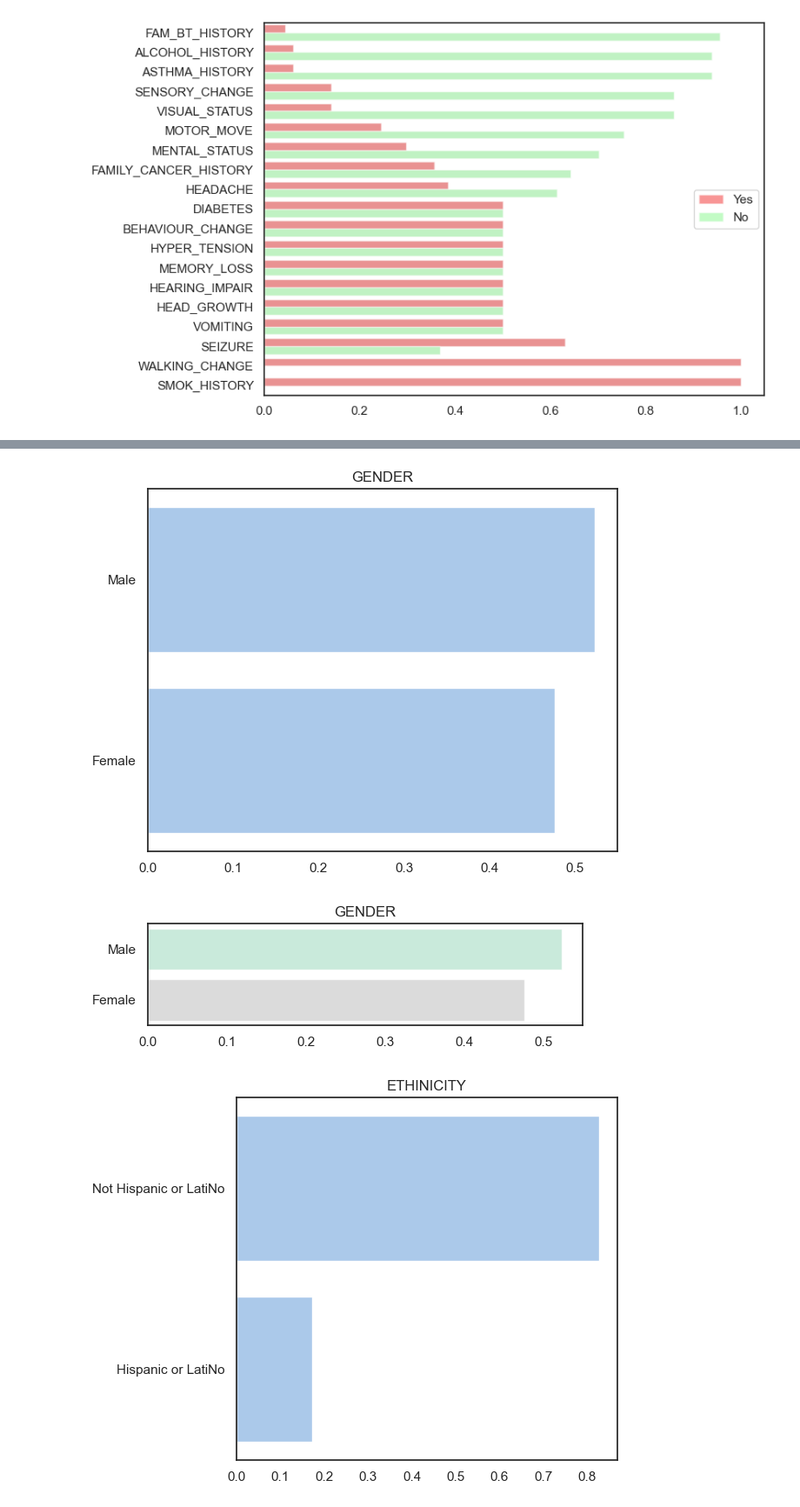
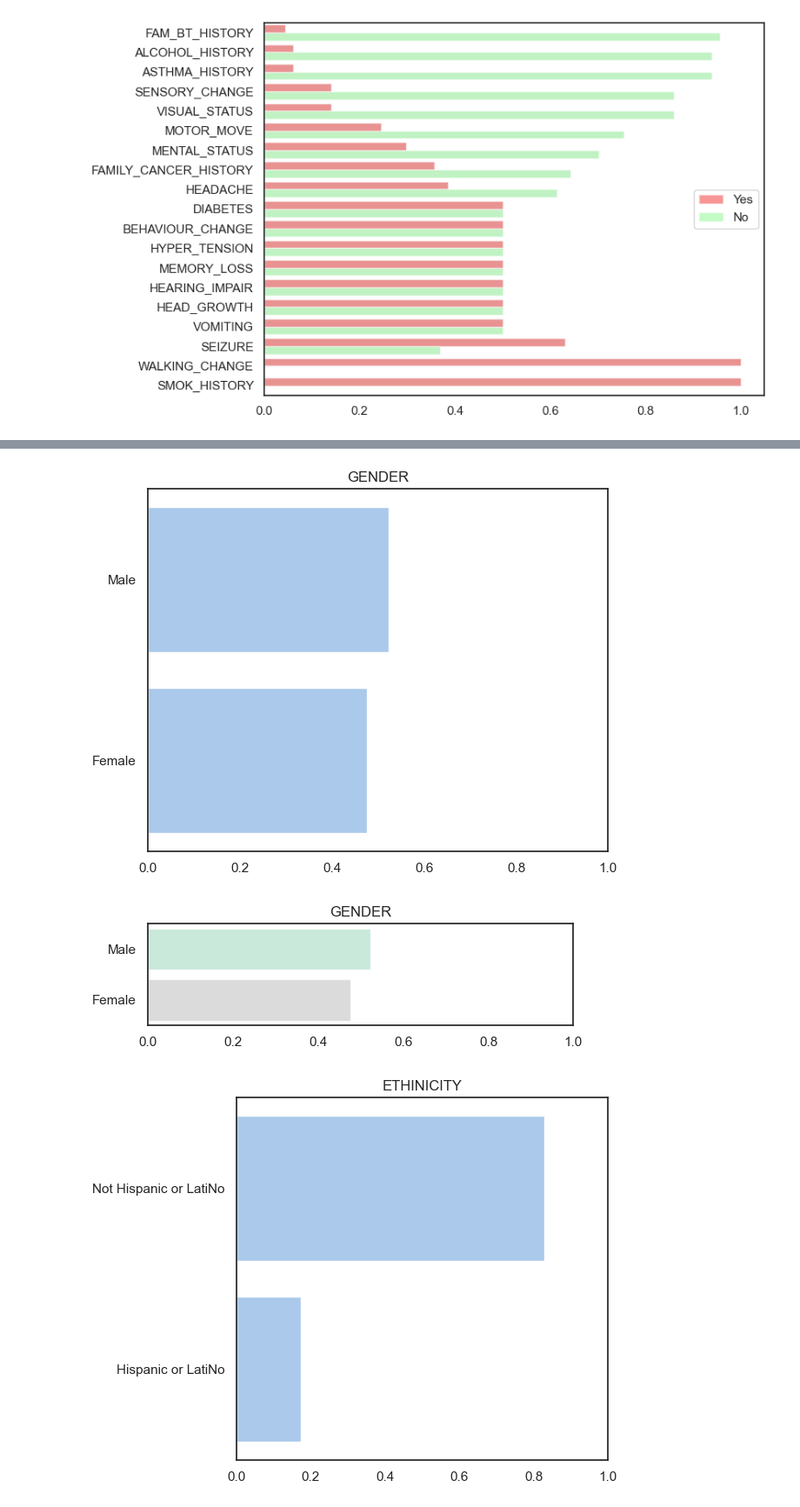
Before and after one commit to andreeriga/Scientific-Visualization-Magistrale, a Jupyter notebook: notebooks/brain.ipynb, the cells around one changed output, grey strips where cells are left out. Shown at 87% size. Cells and saved outputs as stored; diff of their text form; code cells hidden in the pictures.

Commit message:
Fixed graph range for brain tumor

```diff
--- a/notebooks/brain.ipynb
+++ b/notebooks/brain.ipynb
@@ -311,36 +312,38 @@ for col in df.columns:
     sns.barplot(x= serie.values, y= [x for x in list(serie.index)], orient='h', color="b")
     plt.xlabel('')
     plt.ylabel('')
+    plt.xlim(0, 1.0)
     plt.tight_layout()
     plt.title(col)
     plt.show()
 
     # Matplotlib equivalente al grafico seaborn precedente
     fig, ax = plt.subplots(figsize=(6, max(2, 0.35 * len(serie))))
     labels = list(serie.index)
     values = list(serie.values)
     y_pos = np.arange(len(labels))
 
     # palette pastel
     cmap = plt.get_cmap("Pastel2")
     colors = [cmap(i / max(1, len(labels) - 1)) for i in range(len(labels))]
 
     bars = ax.barh(y_pos, values, color=colors, alpha=0.7)
     ax.set_yticks(y_pos)
     ax.set_yticklabels(labels)
     ax.invert_yaxis()  # mantengo ordine simile a seaborn
     ax.set_xlabel("")
     ax.set_ylabel("")
+    ax.set_xlim(0, 1.0)
     ax.set_title(col)
     plt.tight_layout()
 
     # # Annotazioni percentuali a destra delle barre
     # for bar, val in zip(bars, values):
     #     ax.text(bar.get_width() + 0.01, bar.get_y() + bar.get_height() / 2,
     #             f"{val:.1%}", va="center", fontsize=9)
 
     plt.show()
 # %% [output]
-[figure, old version]
+[figure, new version]
-[figure, old version]
+[figure, new version]
-[figure, old version]
+[figure, new version]
```
Also changed, not shown: parts of 4 cells of this notebook.
